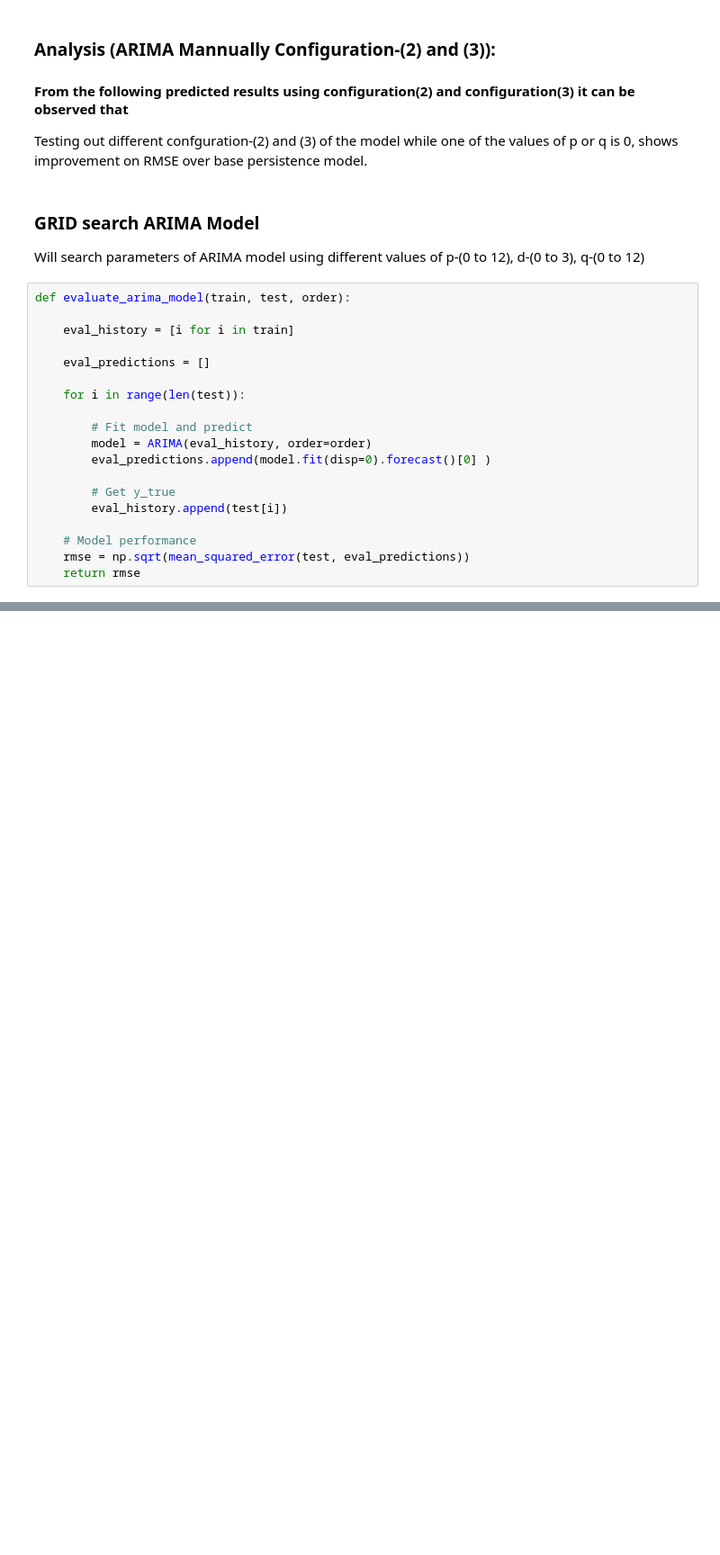
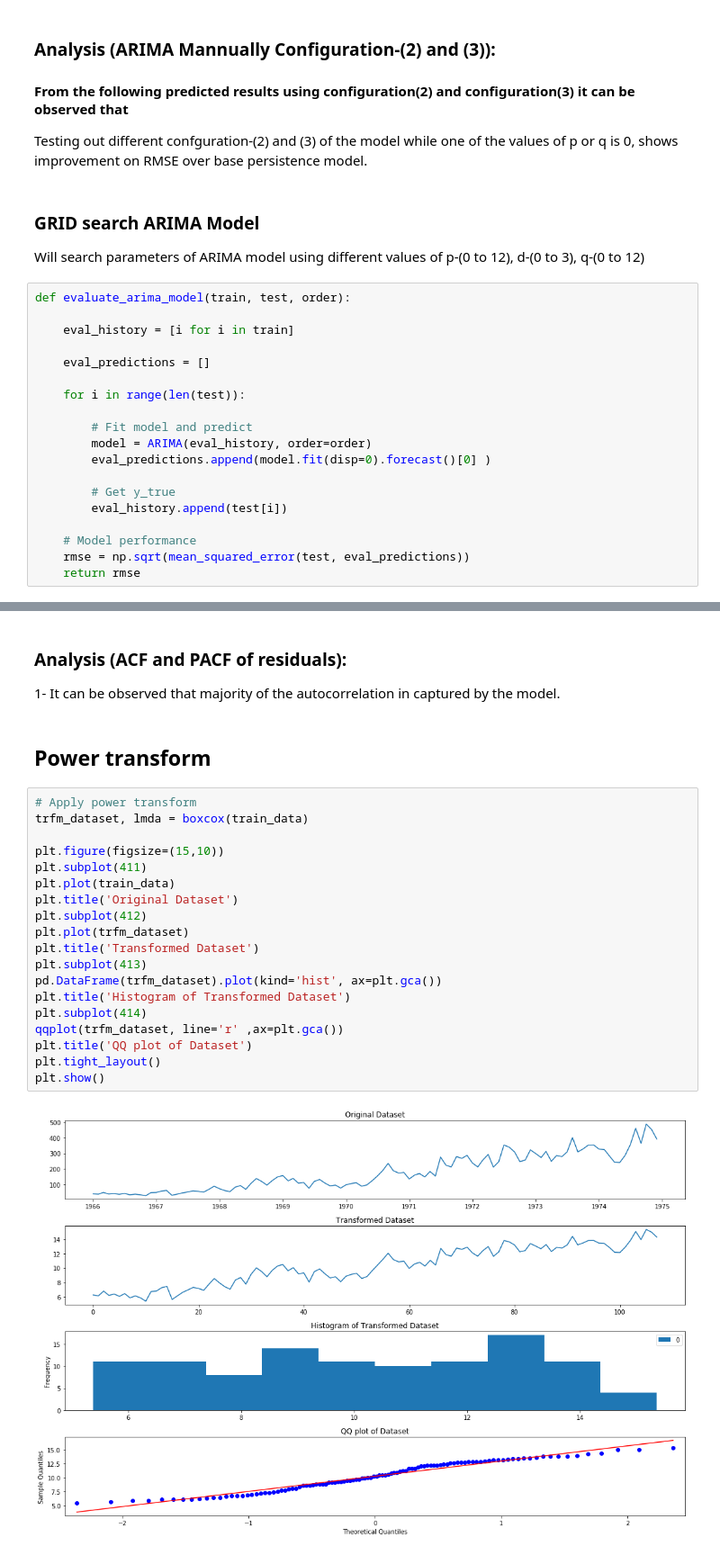
Before and after one commit to emmanuel-boly/ARIMA-Monthly-Armed-Robberies-in-Boston, a Jupyter notebook: Model.ipynb, the cells around one changed output, grey strips where cells are left out. Shown at 90% size. Saved outputs shown, nothing was run; the diff lists cells and outputs as text; blank space fills up the shorter version.

```diff
--- a/Model.ipynb
+++ b/Model.ipynb
@@ -321,0 +374,26 @@ NameError: name 'best' is not defined
+# %% [markdown]
+### Analysis (ACF and PACF of residuals):
+1- It can be observed that majority of the autocorrelation in captured by the model.
+# %% [markdown]
+## Power transform
+# %%
+# Apply power transform
+trfm_dataset, lmda = boxcox(train_data)
+
+plt.figure(figsize=(15,10))
+plt.subplot(411)
+plt.plot(train_data)
+plt.title('Original Dataset')
+plt.subplot(412)
+plt.plot(trfm_dataset)
+plt.title('Transformed Dataset')
+plt.subplot(413)
+pd.DataFrame(trfm_dataset).plot(kind='hist', ax=plt.gca())
+plt.title('Histogram of Transformed Dataset')
+plt.subplot(414)
+qqplot(trfm_dataset, line='r' ,ax=plt.gca())
+plt.title('QQ plot of Dataset')
+plt.tight_layout()
+plt.show()
+# %% [output]
+[figure, added]
```
Also changed, not shown: parts of 42 cells of this notebook.
